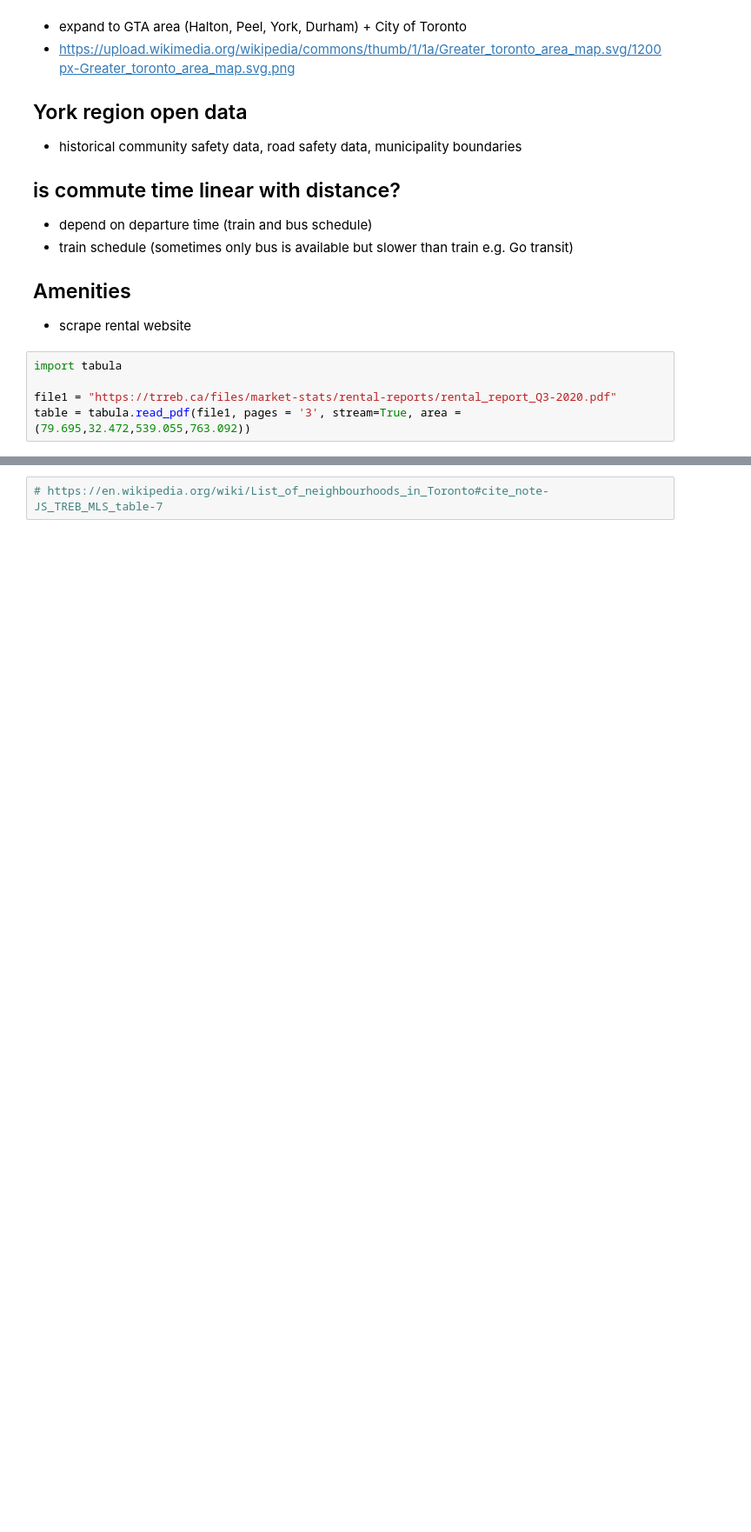
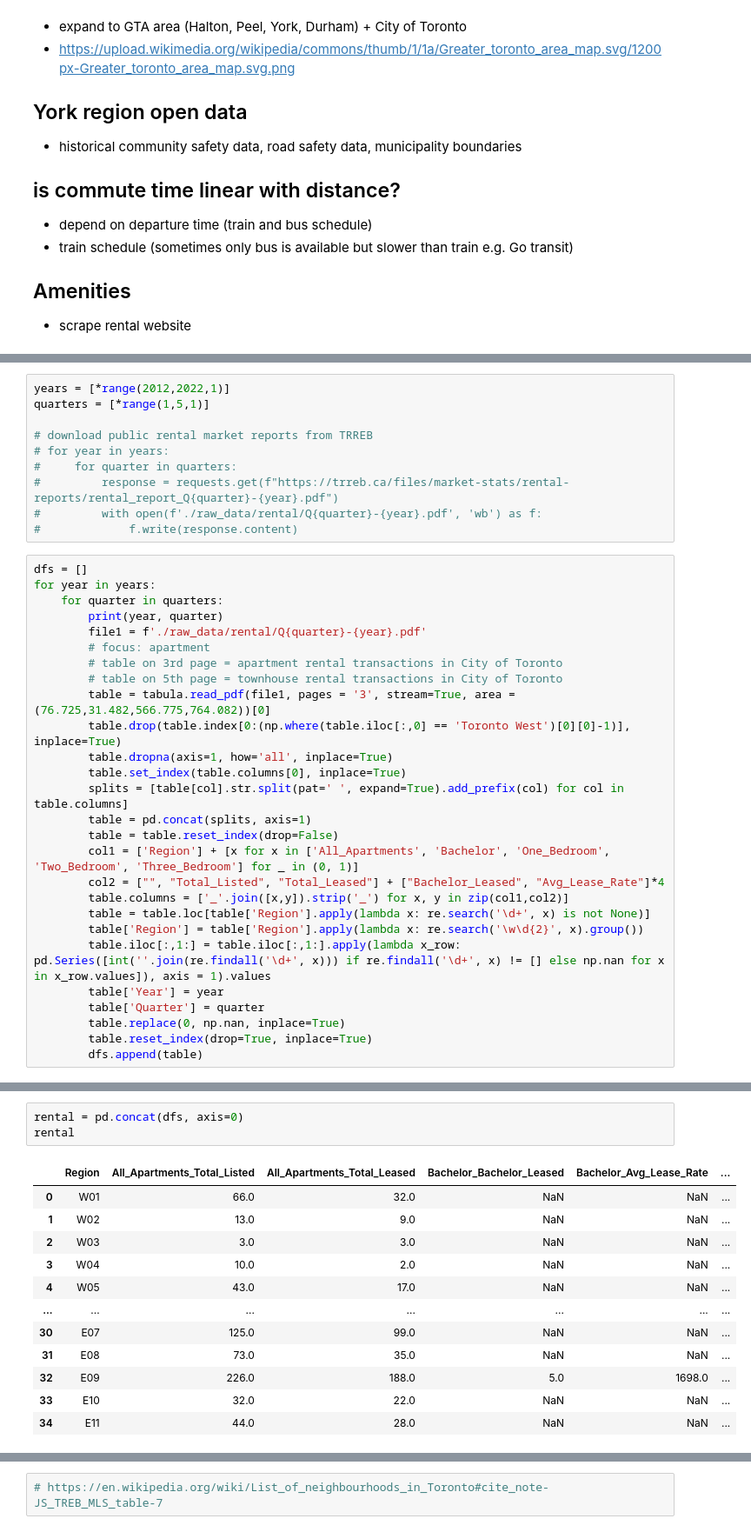
Before and after one commit to WillKWL/Project-TorontoApartment, a Jupyter notebook: 1- initiate.ipynb, the cells around one changed output, grey strips where cells are left out. Shown at 87% size. Cells and saved outputs as stored; diff of their text form; blank space fills up the shorter version.

Commit message:
add pdf and code to get TRREB rental transactions

```diff
--- a/1- initiate.ipynb
+++ b/1- initiate.ipynb
@@ -1408,8 +1333,3 @@ stations_area.to_file('./clean_data/stations_area.geojson', driver='GeoJSON')
 
 ## Amenities
 - scrape rental website
-# %%
-import tabula
-
-file1 = "https://trreb.ca/files/market-stats/rental-reports/rental_report_Q3-2020.pdf"
-table = tabula.read_pdf(file1, pages = '3', stream=True, area = (79.695,32.472,539.055,763.092))
@@ -1435,0 +1338,37 @@ table[0]
+# %%
+years = [*range(2012,2022,1)]
+quarters = [*range(1,5,1)]
+
+# download public rental market reports from TRREB
+# for year in years:
+#     for quarter in quarters:
+#         response = requests.get(f"https://trreb.ca/files/market-stats/rental-reports/rental_report_Q{quarter}-{year}.pdf")
+#         with open(f'./raw_data/rental/Q{quarter}-{year}.pdf', 'wb') as f:
+#             f.write(response.content)
+# %%
+dfs = []
+for year in years:
+    for quarter in quarters:
+        print(year, quarter)
+        file1 = f'./raw_data/rental/Q{quarter}-{year}.pdf'
+        # focus: apartment
+        # table on 3rd page = apartment rental transactions in City of Toronto
+        # table on 5th page = townhouse rental transactions in City of Toronto
+        table = tabula.read_pdf(file1, pages = '3', stream=True, area = (76.725,31.482,566.775,764.082))[0]
+        table.drop(table.index[0:(np.where(table.iloc[:,0] == 'Toronto West')[0][0]-1)], inplace=True)
+        table.dropna(axis=1, how='all', inplace=True)
+        table.set_index(table.columns[0], inplace=True)
+        splits = [table[col].str.split(pat=' ', expand=True).add_prefix(col) for col in table.columns]
+        table = pd.concat(splits, axis=1)
+        table = table.reset_index(drop=False)
+        col1 = ['Region'] + [x for x in ['All_Apartments', 'Bachelor', 'One_Bedroom', 'Two_Bedroom', 'Three_Bedroom'] for _ in (0, 1)]
+        col2 = ["", "Total_Listed", "Total_Leased"] + ["Bachelor_Leased", "Avg_Lease_Rate"]*4
+        table.columns = ['_'.join([x,y]).strip('_') for x, y in zip(col1,col2)]
+        table = table.loc[table['Region'].apply(lambda x: re.search('\d+', x) is not None)]
+        table['Region'] = table['Region'].apply(lambda x: re.search('\w\d{2}', x).group())
+        table.iloc[:,1:] = table.iloc[:,1:].apply(lambda x_row: pd.Series([int(''.join(re.findall('\d+', x))) if re.findall('\d+', x) != [] else np.nan for x in x_row.values]), axis = 1).values
+        table['Year'] = year
+        table['Quarter'] = quarter
+        table.replace(0, np.nan, inplace=True)
+        table.reset_index(drop=True, inplace=True)
+        dfs.append(table)
@@ -1435,0 +1421,16 @@ table[0]
+# %%
+rental = pd.concat(dfs, axis=0)
+rental
+# %% [output]
+|  | Region | All_Apartments_Total_Listed | All_Apartments_Total_Leased | Bachelor_Bachelor_Leased | Bachelor_Avg_Lease_Rate | ... |
+| 0 | W01 | 66.0 | 32.0 | NaN | NaN | ... |
+| 1 | W02 | 13.0 | 9.0 | NaN | NaN | ... |
+| 2 | W03 | 3.0 | 3.0 | NaN | NaN | ... |
+| 3 | W04 | 10.0 | 2.0 | NaN | NaN | ... |
+| 4 | W05 | 43.0 | 17.0 | NaN | NaN | ... |
+| ... | ... | ... | ... | ... | ... | ... |
+| 30 | E07 | 125.0 | 99.0 | NaN | NaN | ... |
+| 31 | E08 | 73.0 | 35.0 | NaN | NaN | ... |
+| 32 | E09 | 226.0 | 188.0 | 5.0 | 1698.0 | ... |
+| 33 | E10 | 32.0 | 22.0 | NaN | NaN | ... |
+| 34 | E11 | 44.0 | 28.0 | NaN | NaN | ... |
```
Also changed, not shown: parts of 22 cells of this notebook, 43 other files.
